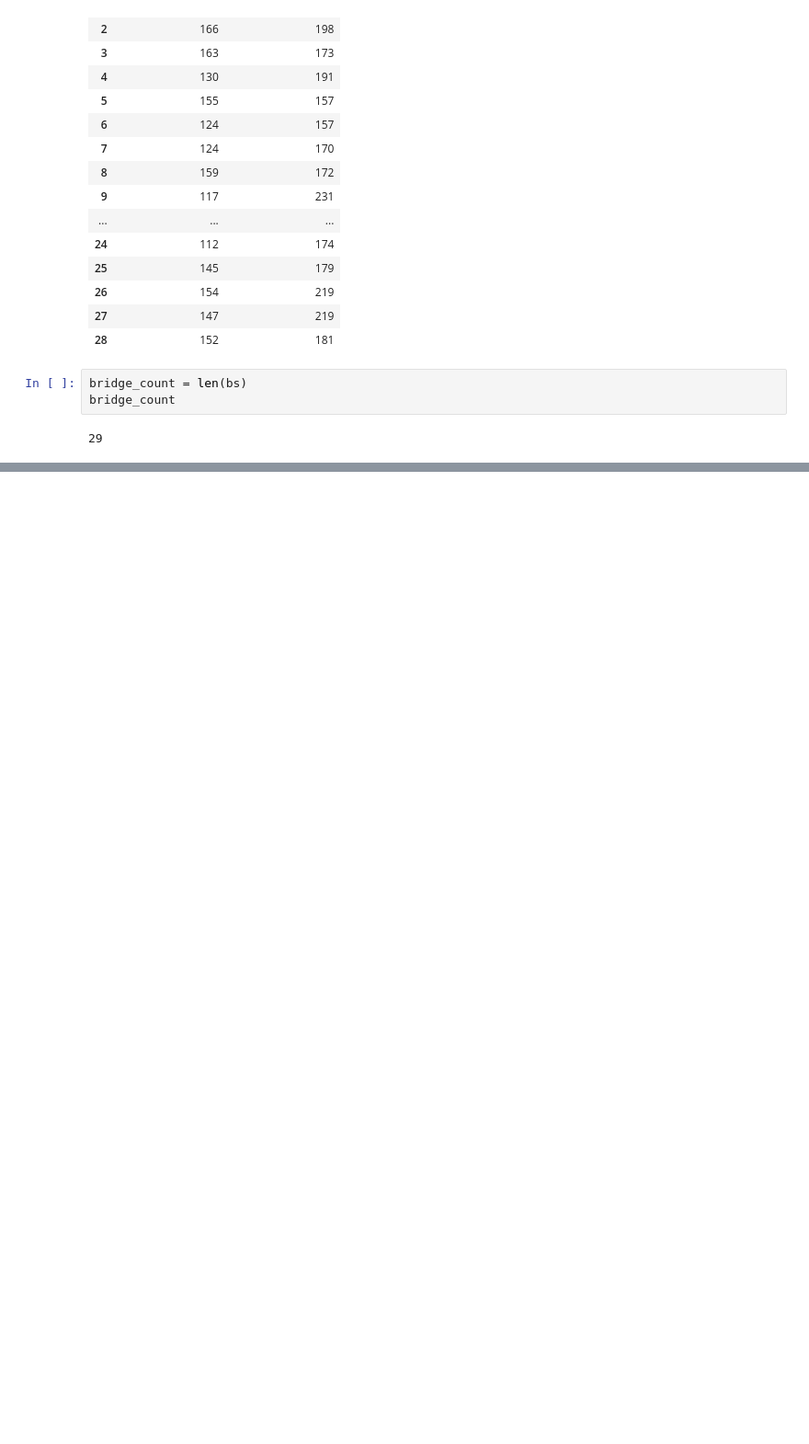
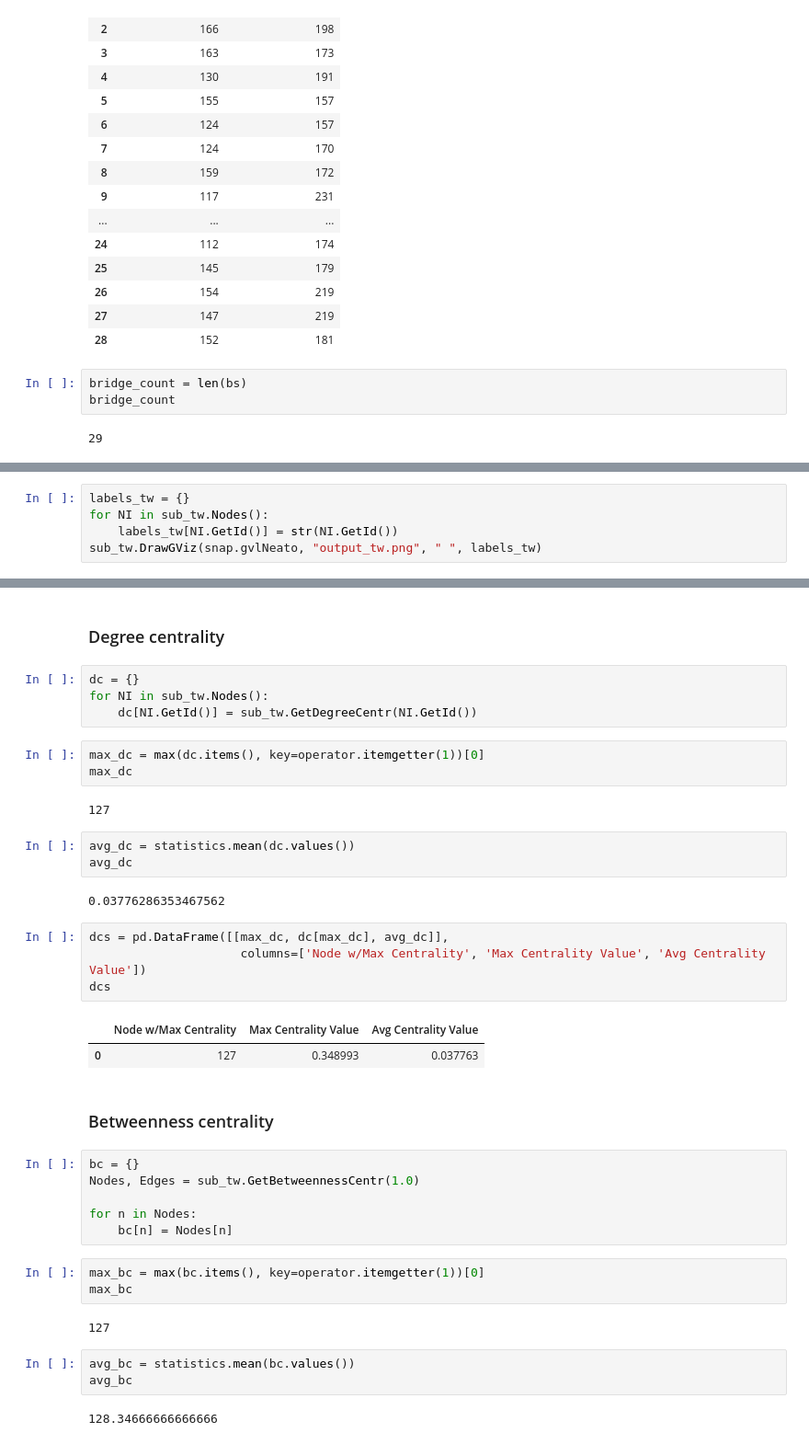
Before and after one commit to tzfeng/orf387-project, a Jupyter notebook: ORF387 Project.ipynb, the cells around one changed output, grey strips where cells are left out. Shown at 92% size. Cells and saved outputs as stored; diff of their text form; blank space fills up the shorter version.

```diff
--- a/ORF387 Project.ipynb
+++ b/ORF387 Project.ipynb
@@ -158,0 +194,5 @@ bridge_count
+# %%
+labels_tw = {}
+for NI in sub_tw.Nodes():
+    labels_tw[NI.GetId()] = str(NI.GetId())
+sub_tw.DrawGViz(snap.gvlNeato, "output_tw.png", " ", labels_tw)
@@ -158,0 +213,41 @@ bridge_count
+# %% [markdown]
+### Degree centrality
+# %%
+dc = {}
+for NI in sub_tw.Nodes():
+    dc[NI.GetId()] = sub_tw.GetDegreeCentr(NI.GetId())
+# %%
+max_dc = max(dc.items(), key=operator.itemgetter(1))[0]
+max_dc
+# %% [output]
+127
+# %%
+avg_dc = statistics.mean(dc.values())
+avg_dc
+# %% [output]
+0.03776286353467562
+# %%
+dcs = pd.DataFrame([[max_dc, dc[max_dc], avg_dc]],
+                     columns=['Node w/Max Centrality', 'Max Centrality Value', 'Avg Centrality Value'])
+dcs
+# %% [output]
+|  | Node w/Max Centrality | Max Centrality Value | Avg Centrality Value |
+| 0 | 127 | 0.348993 | 0.037763 |
+# %% [markdown]
+### Betweenness centrality
+# %%
+bc = {}
+Nodes, Edges = sub_tw.GetBetweennessCentr(1.0)
+
+for n in Nodes:
+    bc[n] = Nodes[n]
+# %%
+max_bc = max(bc.items(), key=operator.itemgetter(1))[0]
+max_bc
+# %% [output]
+127
+# %%
+avg_bc = statistics.mean(bc.values())
+avg_bc
+# %% [output]
+128.34666666666666
```
Also changed, not shown: parts of 79 cells of this notebook.
